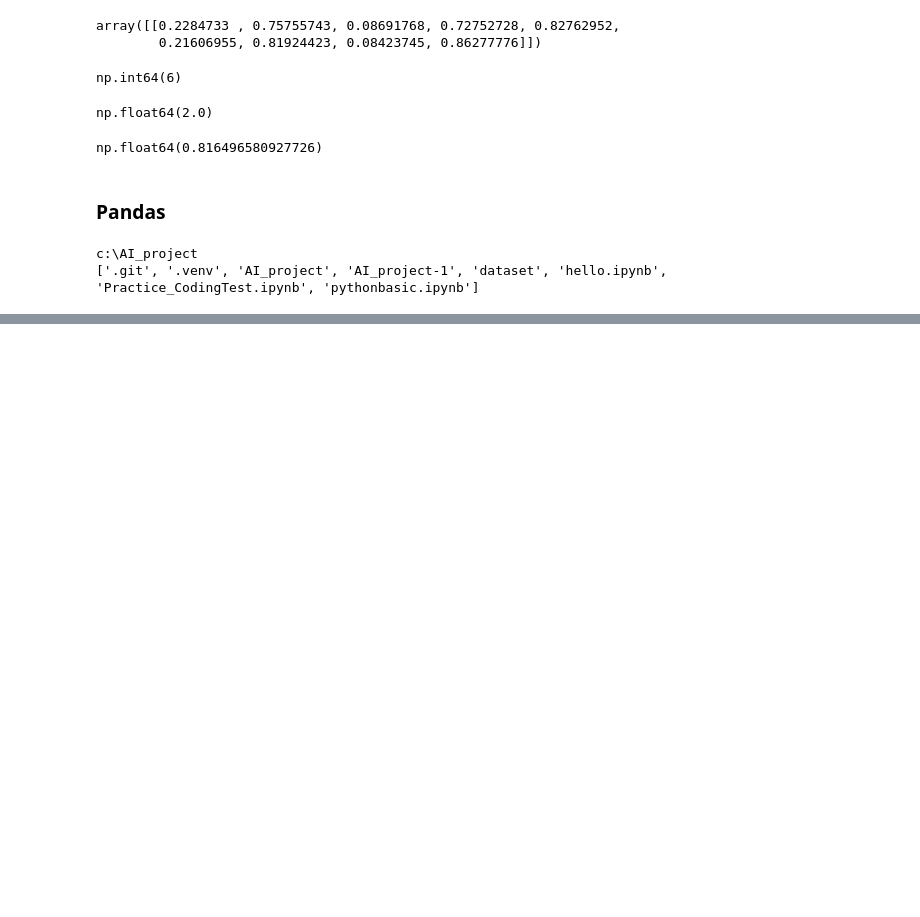
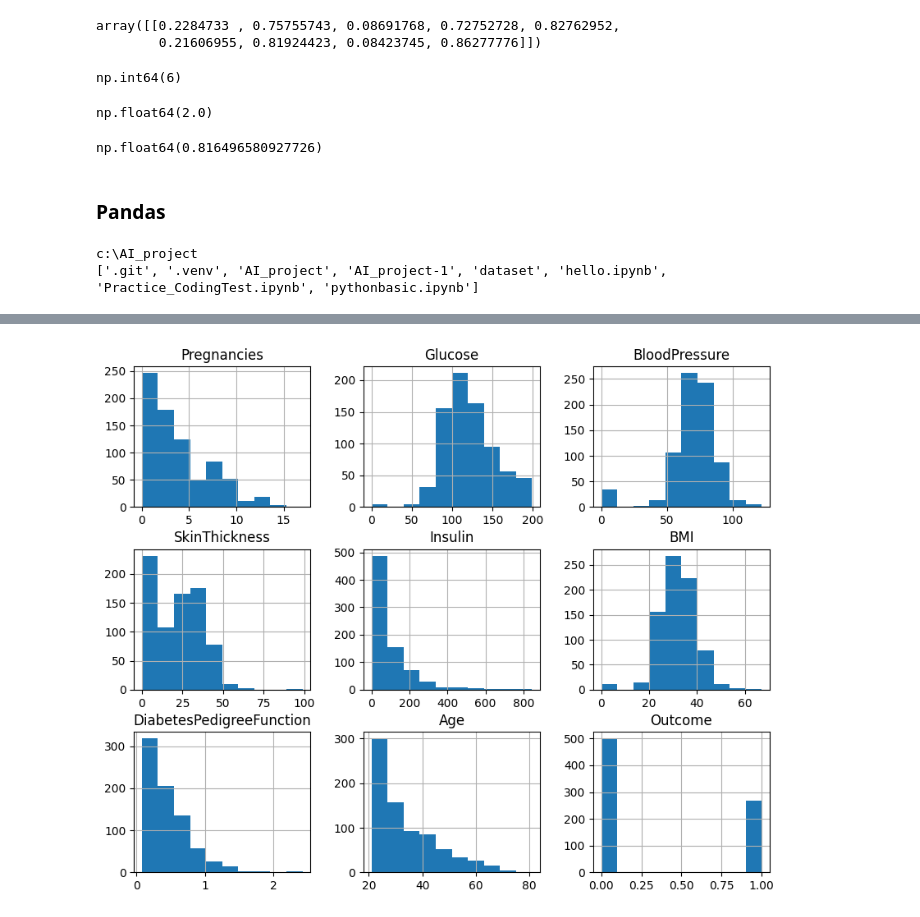
Before and after one commit to PlaidMoon99/AI_project, a Jupyter notebook: hello.ipynb, the cells around one changed output, grey strips where cells are left out. Saved outputs shown, nothing was run; the diff lists cells and outputs as text; code cells hidden in the pictures; blank space fills up the shorter version.

Commit message:
with문 / dataset

```diff
--- a/hello.ipynb
+++ b/hello.ipynb
@@ -626,4 +626,4 @@ import pandas as pd
 import matplotlib.pyplot as plt
 import seaborn as sns
 # %%
-df = pd.read_csv('diabetes.csv')
+df = pd.read_csv('C:/AI_project/dataset/diabetes.csv')
@@ -631,0 +670,5 @@ FileNotFoundError: [Errno 2] No such file or directory: 'diabetes.csv'
+# %%
+df.hist(figsize=(10,8))
+plt.show()
+# %% [output]
+[figure, added]
```
Also changed, not shown: parts of 26 cells of this notebook, 1 other file.
